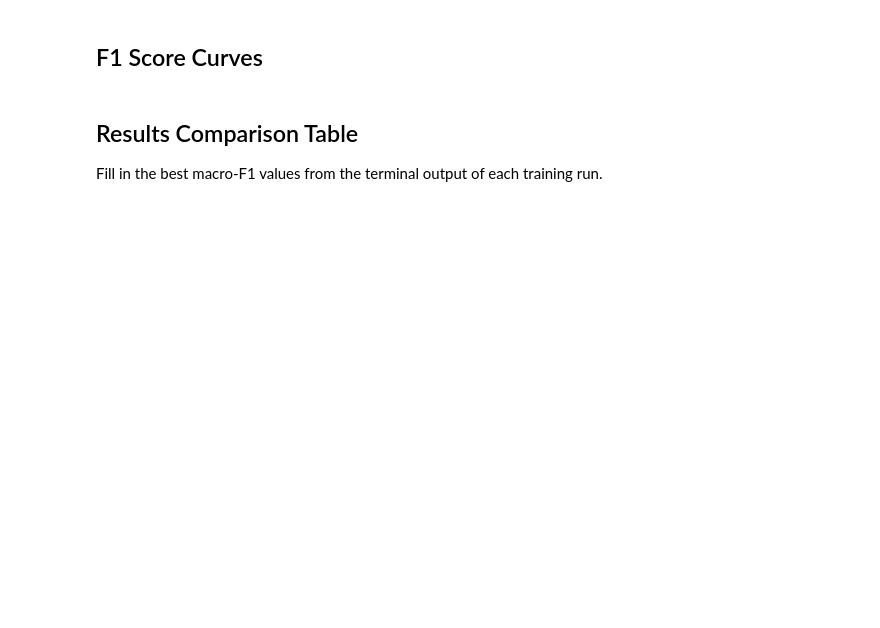
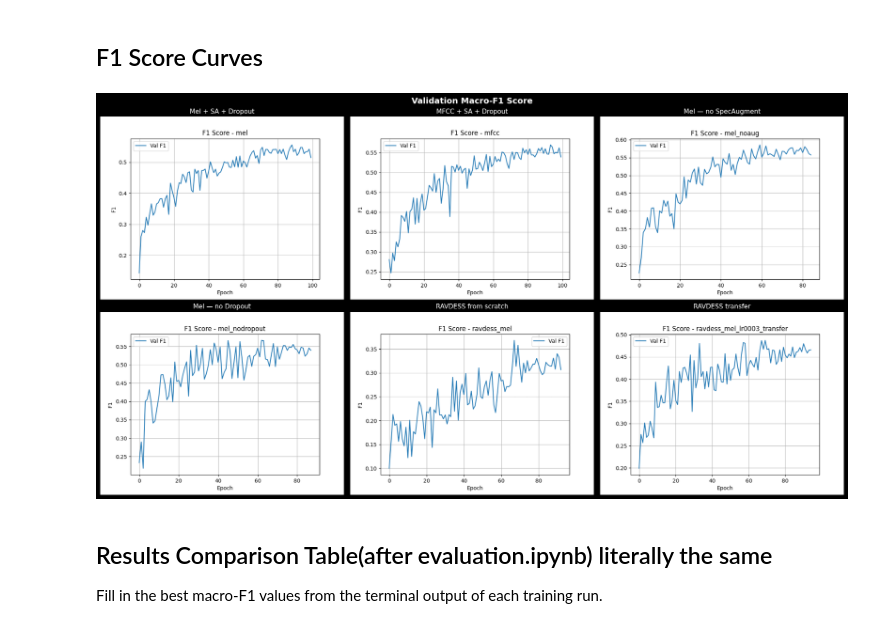
Before and after one commit to kassxxv/speech-emotion-recognition-using-cnn, a Jupyter notebook: notebooks/02_training.ipynb, the cells around one changed output. Saved outputs shown, nothing was run; the diff lists cells and outputs as text; code cells hidden in the pictures; blank space fills up the shorter version.

```diff
--- a/notebooks/02_training.ipynb
+++ b/notebooks/02_training.ipynb
@@ -66,23 +78,29 @@ plt.show()
 ## F1 Score Curves
 # %%
 experiments_f1 = [
-    ('mel',     '../results/mel/mel_F1score.png',             'Mel-CNN'),
-    ('mfcc',    '../results/mfcc/mfcc_F1score.png',           'MFCC-CNN'),
-    ('noaug',   '../results/mel_noaug/mel_noaug_F1score.png', 'Mel-CNN (no SpecAugment)'),
+    ('mel',                        '../results/mel/mel_F1score.png',                                       'Mel + SA + Dropout'),
+    ('mfcc',                       '../results/mfcc/mfcc_F1score.png',                                     'MFCC + SA + Dropout'),
+    ('mel_noaug',                  '../results/mel_noaug/mel_noaug_F1score.png',                            'Mel — no SpecAugment'),
+    ('mel_nodropout',              '../results/mel_nodropout/mel_nodropout_F1score.png',                    'Mel — no Dropout'),
+    ('ravdess_mel',                '../results/ravdess_mel/ravdess_mel_F1score.png',                        'RAVDESS from scratch'),
+    ('ravdess_mel_lr0003_transfer','../results/ravdess_mel_lr0003_transfer/ravdess_mel_lr0003_transfer_F1score.png', 'RAVDESS transfer'),
 ]
 
-fig, axes = plt.subplots(1, 3, figsize=(18, 5))
+fig, axes = plt.subplots(2, 3, figsize=(18, 10))
+axes = axes.flatten()
 for ax, (_, path, title) in zip(axes, experiments_f1):
     if os.path.exists(path):
         ax.imshow(mpimg.imread(path))
-        ax.set_title(title, fontsize=12)
+        ax.set_title(title, fontsize=11)
     else:
         ax.text(0.5, 0.5, f'Not found:\n{path}', ha='center', va='center', transform=ax.transAxes)
     ax.axis('off')
 plt.suptitle('Validation Macro-F1 Score', fontsize=14, fontweight='bold')
 plt.tight_layout()
 plt.show()
+# %% [output]
+[figure, added]
 # %% [markdown]
-## Results Comparison Table
+## Results Comparison Table(after evaluation.ipynb) literally the same
 
 Fill in the best macro-F1 values from the terminal output of each training run.
```
Also changed, not shown: parts of 5 cells of this notebook, 13 other files.
